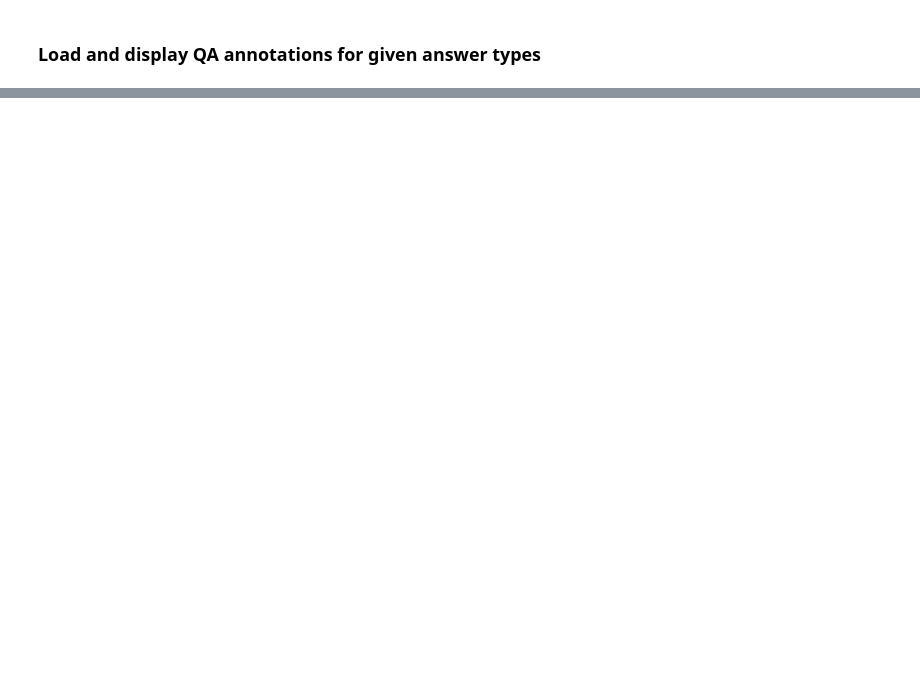
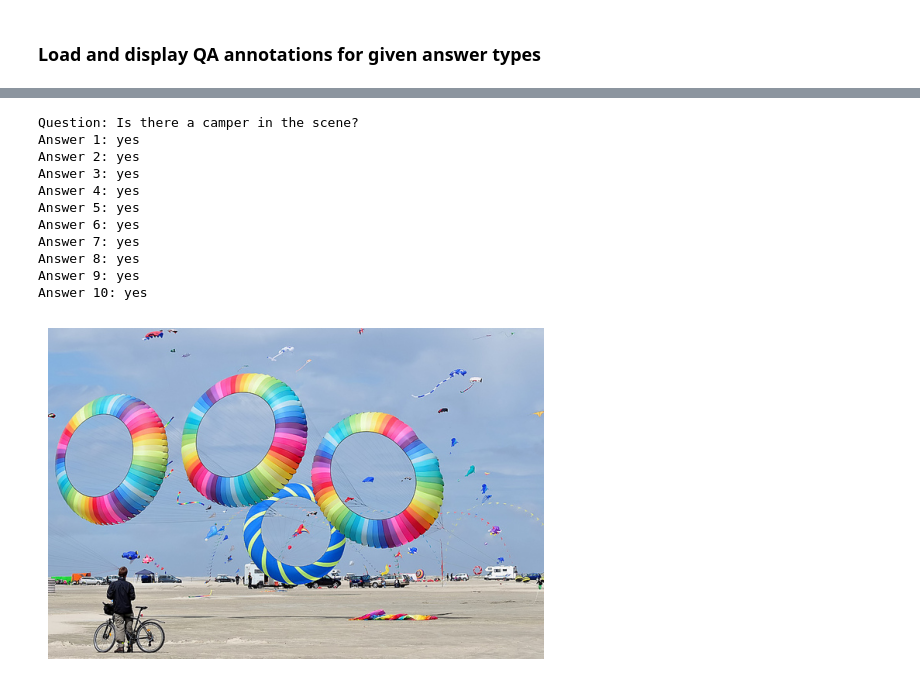
Before and after one commit to PatrickKollman/LLaVA-VQA, a Jupyter notebook: data_visualization/vqa_visualization.ipynb, the cells around one changed output, grey strips where cells are left out. Cells and saved outputs as stored; diff of their text form; code cells hidden in the pictures; blank space fills up the shorter version.

```diff
--- a/data_visualization/vqa_visualization.ipynb
+++ b/data_visualization/vqa_visualization.ipynb
@@ -75,0 +89,15 @@ if os.path.isfile(imgDir + imgFilename):
+# %%
+visualize_random_sample(vqa=vqa, ans_types="yes/no")
+# %% [output]
+Question: Is there a camper in the scene?
+Answer 1: yes
+Answer 2: yes
+Answer 3: yes
+Answer 4: yes
+Answer 5: yes
+Answer 6: yes
+Answer 7: yes
+Answer 8: yes
+Answer 9: yes
+Answer 10: yes
+[figure, added]
```
Also changed, not shown: parts of 19 cells of this notebook, 1 other file.
